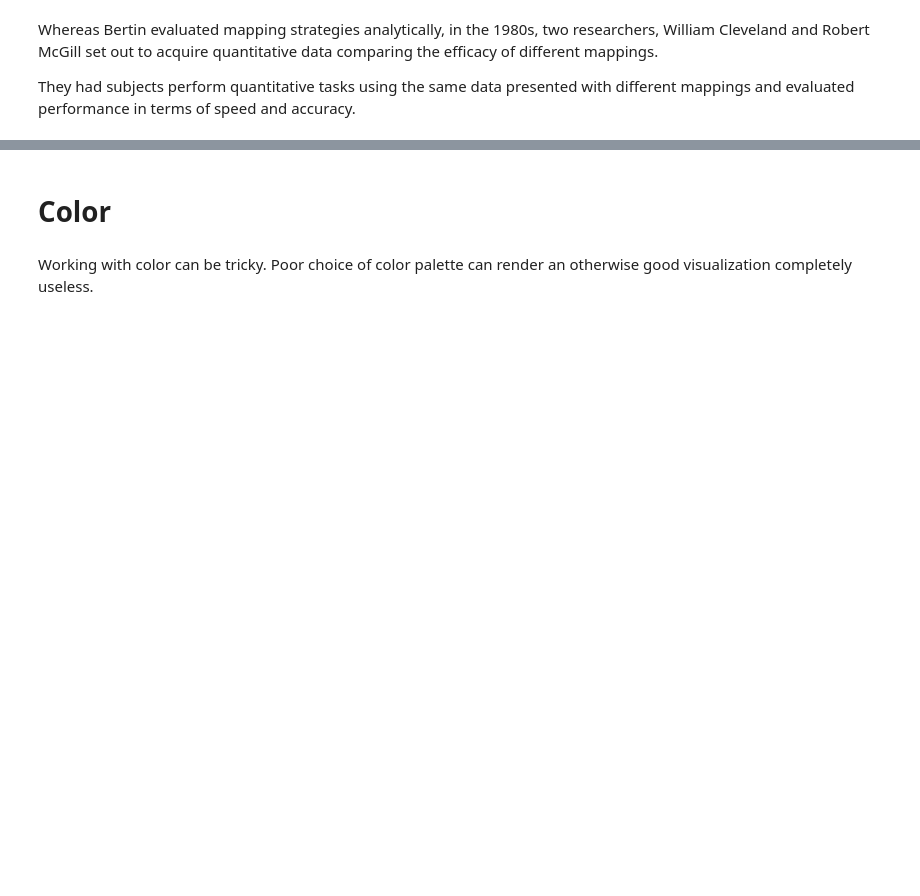
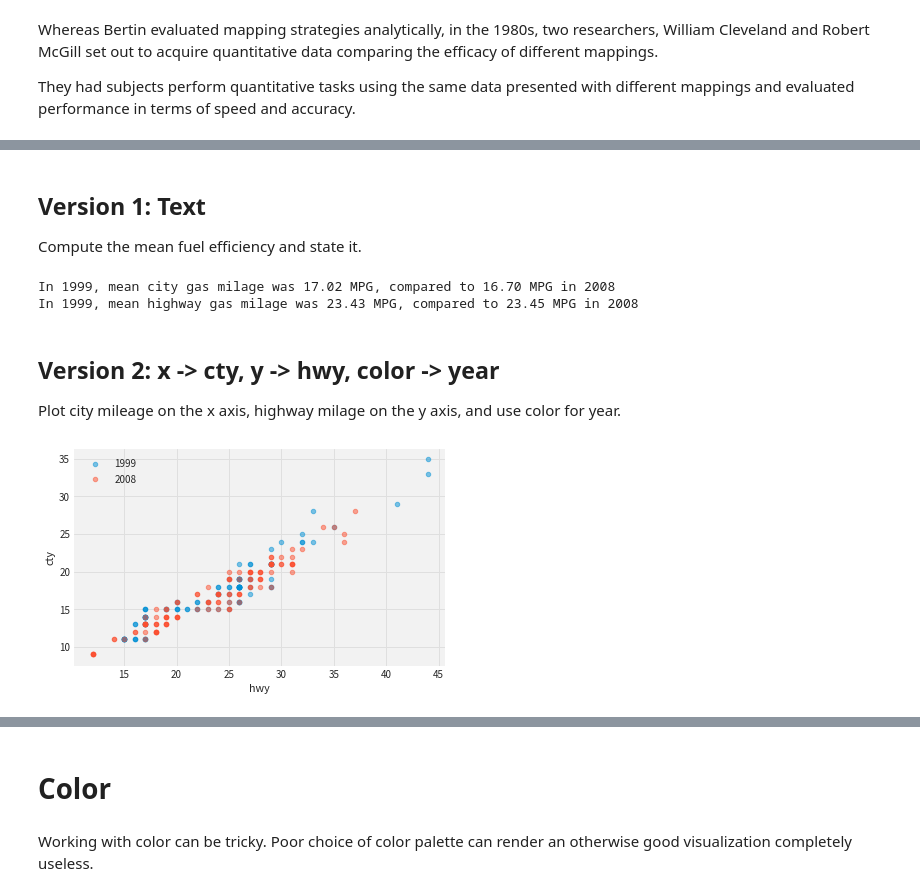
Before and after one commit to ciyer/intro-data-viz, a Jupyter notebook: part1.ipynb, the cells around one changed output, grey strips where cells are left out. Cells and saved outputs as stored; diff of their text form; code cells hidden in the pictures; blank space fills up the shorter version.

Commit message:
final version of part1

```diff
--- a/part1.ipynb
+++ b/part1.ipynb
@@ -320,0 +383,25 @@ Jock Mackinlay used the catalogue of Bertin and the data from Cleveland and McGi
+# %% [markdown]
+## Version 1: Text
+
+Compute the mean fuel efficiency and state it.
+# %%
+mean_df = df.groupby('year').mean()
+print("In 1999, mean city gas milage was {:.2f} MPG, compared to {:.2f} MPG in 2008".format(mean_df.loc[1999, 'cty'], mean_df.loc[2008, 'cty']))
+print("In 1999, mean highway gas milage was {:.2f} MPG, compared to {:.2f} MPG in 2008".format(mean_df.loc[1999, 'hwy'], mean_df.loc[2008, 'hwy']))
+# %% [output]
+In 1999, mean city gas milage was 17.02 MPG, compared to 16.70 MPG in 2008
+In 1999, mean highway gas milage was 23.43 MPG, compared to 23.45 MPG in 2008
+# %% [markdown]
+## Version 2: x -> cty, y -> hwy, color -> year
+
+Plot city mileage on the x axis, highway milage on the y axis, and use color for year.
+# %%
+# Basic version
+fig, ax = plt.subplots()
+colors = sns.color_palette()
+df_1999 = df[df['year'] == 1999]
+df_1999.plot.scatter(x="hwy", y="cty", color=colors[0], ax=ax, alpha=0.5, label="1999")
+df_2008 = df[df['year'] == 2008]
+df_2008.plot.scatter(x="hwy", y="cty", color=colors[1], ax=ax, alpha=0.5, label="2008");
+# %% [output]
+[figure, added]
```
Also changed, not shown: parts of 60 cells of this notebook.
